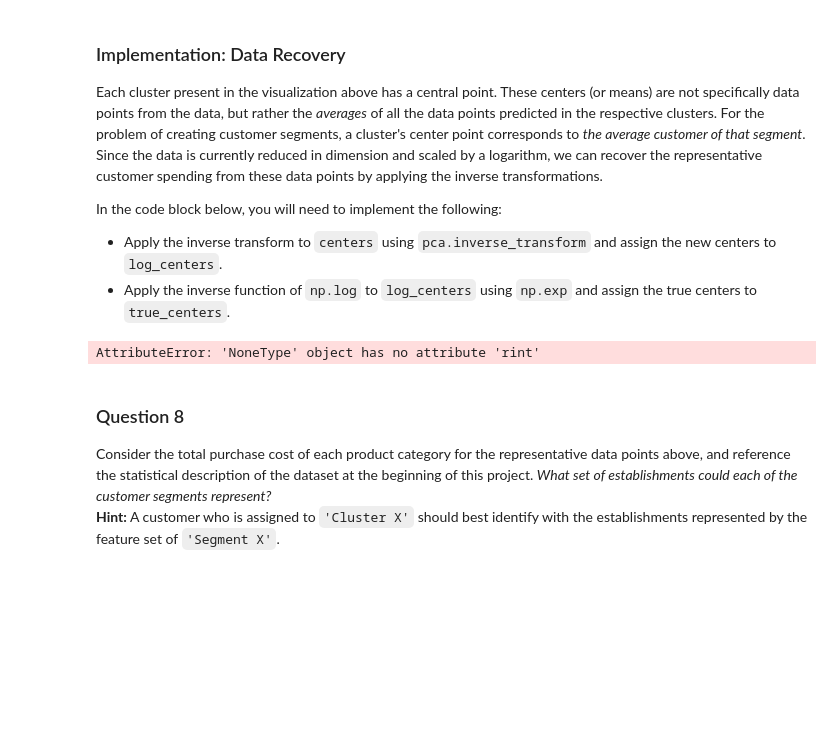
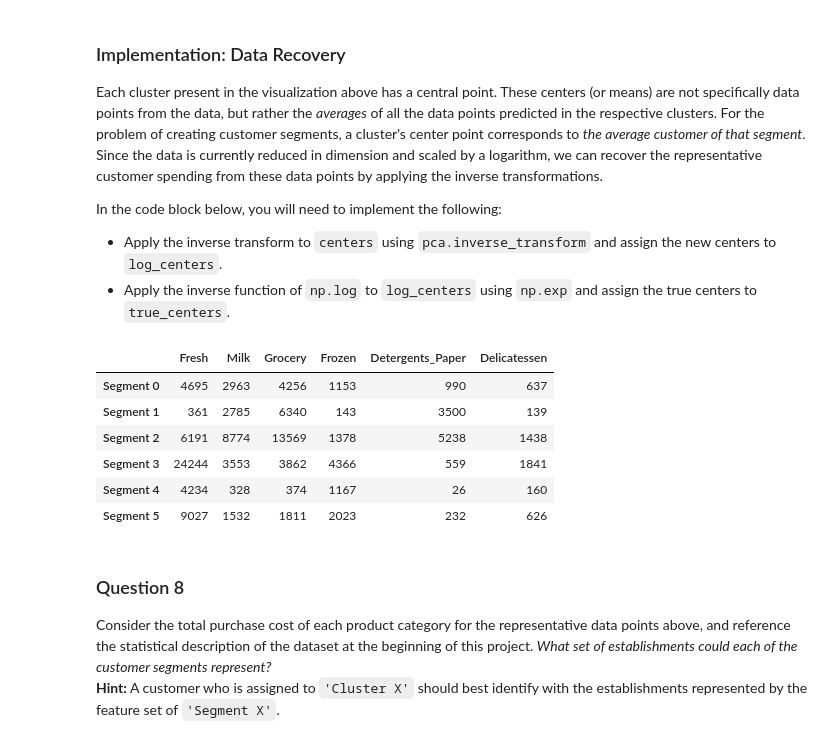
Before and after one commit to airjulio/NanoMachineLearning, a Jupyter notebook: 03_customer_segments/customer_segments.ipynb, the cells around one changed output. Cells and saved outputs as stored; diff of their text form; code cells hidden in the pictures; blank space fills up the shorter version.

```diff
--- a/03_customer_segments/customer_segments.ipynb
+++ b/03_customer_segments/customer_segments.ipynb
@@ -463,18 +463,25 @@ In the code block below, you will need to implement the following:
  - Apply the inverse function of `np.log` to `log_centers` using `np.exp` and assign the true centers to `true_centers`.
 # %%
 # TODO: Inverse transform the centers
-log_centers = None
+log_centers = pca.inverse_transform(centers)
 
 # TODO: Exponentiate the centers
-true_centers = None
+transformer = FunctionTransformer(np.exp)
+true_centers = pd.DataFrame(transformer.transform(log_centers), columns=data.columns.values)
 
 # Display the true centers
 segments = ['Segment {}'.format(i) for i in range(0,len(centers))]
 true_centers = pd.DataFrame(np.round(true_centers), columns = data.keys())
 true_centers.index = segments
 display(true_centers)
 # %% [output]
-AttributeError: 'NoneType' object has no attribute 'rint'
+|  | Fresh | Milk | Grocery | Frozen | Detergents_Paper | Delicatessen |
+| Segment 0 | 4695 | 2963 | 4256 | 1153 | 990 | 637 |
+| Segment 1 | 361 | 2785 | 6340 | 143 | 3500 | 139 |
+| Segment 2 | 6191 | 8774 | 13569 | 1378 | 5238 | 1438 |
+| Segment 3 | 24244 | 3553 | 3862 | 4366 | 559 | 1841 |
+| Segment 4 | 4234 | 328 | 374 | 1167 | 26 | 160 |
+| Segment 5 | 9027 | 1532 | 1811 | 2023 | 232 | 626 |
 # %% [markdown]
 ### Question 8
 Consider the total purchase cost of each product category for the representative data points above, and reference the statistical description of the dataset at the beginning of this project. *What set of establishments could each of the customer segments represent?*
```
Also changed, not shown: parts of 5 cells of this notebook.
